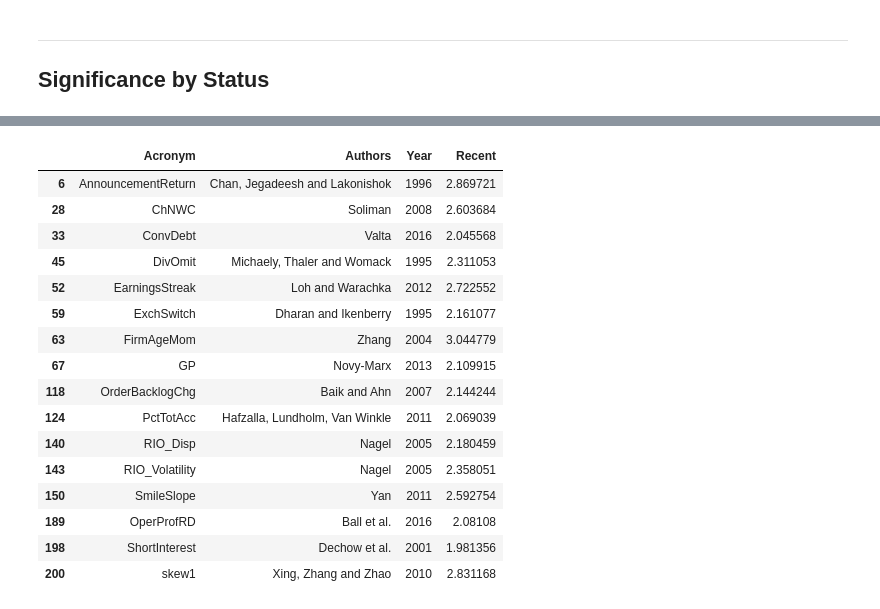
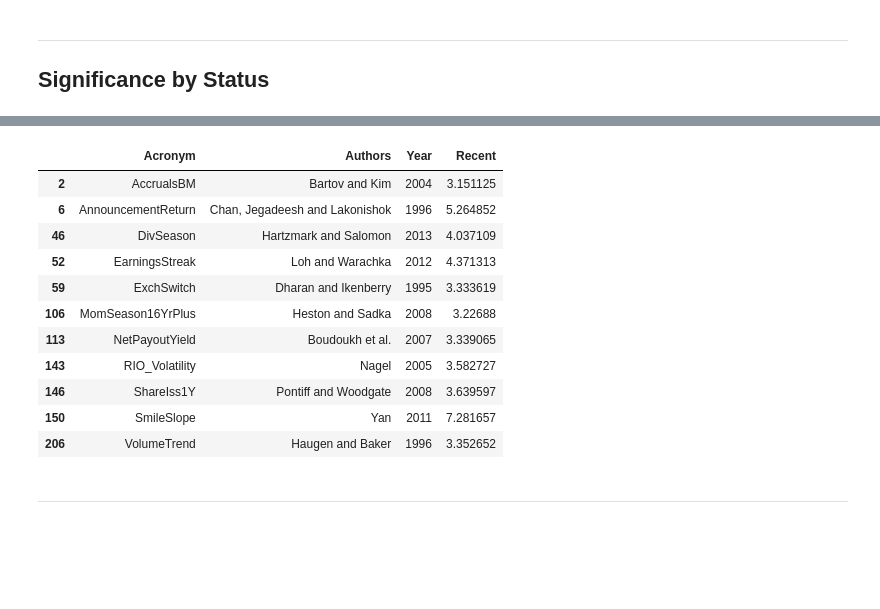
Before and after one commit to itsNH98/alpha_decay, a Jupyter notebook: code/alpha_decay.ipynb, the cells around one changed output, grey strips where cells are left out. Drawn from its saved outputs; the diff is of its cells as text; code cells hidden in the pictures; blank space fills up the shorter version.

Commit message:
Added files, merged projects

```diff
--- a/code/alpha_decay.ipynb
+++ b/code/alpha_decay.ipynb
@@ -17,8 +18,8 @@ warnings.filterwarnings("ignore")
 ***
 ## Setup
 # %%
-# Predictors from Chen & Zimmerman (2020)
-LS = pd.read_csv('../data/chen_predictors.csv')
+# Predictors from Chen & Zimmerman (2023)
+LS = pd.read_csv('../data/chen_predictors_2023.csv')
 LS['date'] = pd.to_datetime(LS['date'])
 LS = LS.set_index(LS['date'],drop=True)
 LS = LS.drop(columns={'date'})
@@ -288,23 +280,21 @@ state_alpha_df[state_alpha_df['Recent'] >= 1.96]
 # for factor in state_alpha_df[state_alpha_df['Recent'] >= 3.00].index:
 #     plot_rolling_alpha(factor)
 # %%
-good_recent = pd.merge(signal_doc[['Acronym', 'Authors', 'Year']], state_alpha_df[state_alpha_df['Recent'] >= 1.96][['Recent']], left_on='Acronym', right_index=True)
+good_recent = pd.merge(signal_doc[['Acronym', 'Authors', 'Year']], state_alpha_df[state_alpha_df['Recent'] >= 3.00][['Recent']], left_on='Acronym', right_index=True)
 good_recent
 # %% [output]
 |  | Acronym | Authors | Year | Recent |
-| 6 | AnnouncementReturn | Chan, Jegadeesh and Lakonishok | 1996 | 2.869721 |
-| 28 | ChNWC | Soliman | 2008 | 2.603684 |
-| 33 | ConvDebt | Valta | 2016 | 2.045568 |
-| 45 | DivOmit | Michaely, Thaler and Womack | 1995 | 2.311053 |
-| 52 | EarningsStreak | Loh and Warachka | 2012 | 2.722552 |
-| 59 | ExchSwitch | Dharan and Ikenberry | 1995 | 2.161077 |
-| 63 | FirmAgeMom | Zhang | 2004 | 3.044779 |
-| 67 | GP | Novy-Marx | 2013 | 2.109915 |
-| 118 | OrderBacklogChg | Baik and Ahn | 2007 | 2.144244 |
-| 124 | PctTotAcc | Hafzalla, Lundholm, Van Winkle | 2011 | 2.069039 |
-| 140 | RIO_Disp | Nagel | 2005 | 2.180459 |
-| 143 | RIO_Volatility | Nagel | 2005 | 2.358051 |
-| 150 | SmileSlope | Yan | 2011 | 2.592754 |
-| 189 | OperProfRD | Ball et al. | 2016 | 2.08108 |
-| 198 | ShortInterest | Dechow et al. | 2001 | 1.981356 |
-| 200 | skew1 | Xing, Zhang and Zhao | 2010 | 2.831168 |
+| 2 | AccrualsBM | Bartov and Kim | 2004 | 3.151125 |
+| 6 | AnnouncementReturn | Chan, Jegadeesh and Lakonishok | 1996 | 5.264852 |
+| 46 | DivSeason | Hartzmark and Salomon | 2013 | 4.037109 |
+| 52 | EarningsStreak | Loh and Warachka | 2012 | 4.371313 |
+| 59 | ExchSwitch | Dharan and Ikenberry | 1995 | 3.333619 |
+| 106 | MomSeason16YrPlus | Heston and Sadka | 2008 | 3.22688 |
+| 113 | NetPayoutYield | Boudoukh et al. | 2007 | 3.339065 |
+| 143 | RIO_Volatility | Nagel | 2005 | 3.582727 |
+| 146 | ShareIss1Y | Pontiff and Woodgate | 2008 | 3.639597 |
+| 150 | SmileSlope | Yan | 2011 | 7.281657 |
+| 206 | VolumeTrend | Haugen and Baker | 1996 | 3.352652 |
+# %% [markdown]
+***
+##
```
Also changed, not shown: parts of 26 cells of this notebook, 11 other files.
